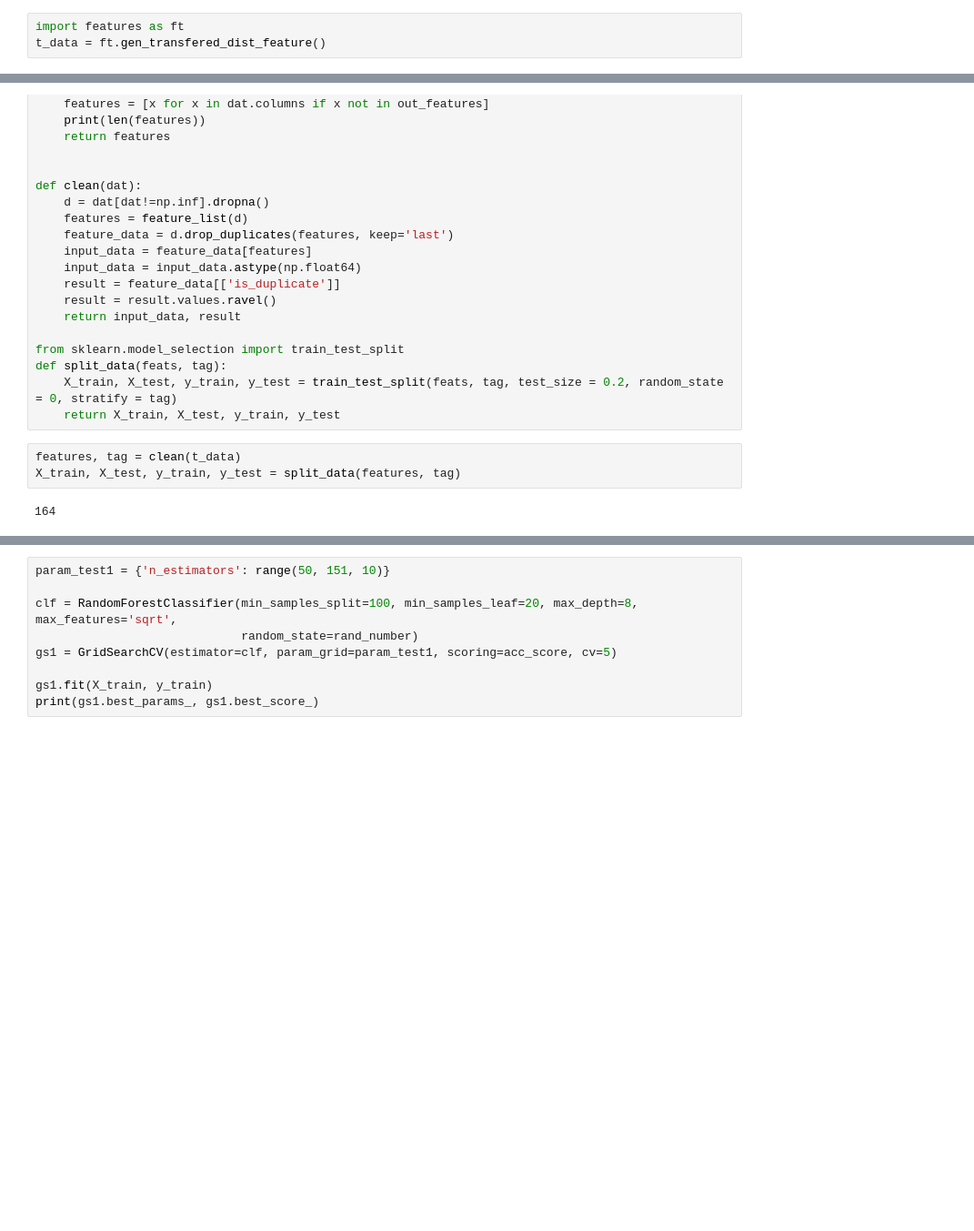
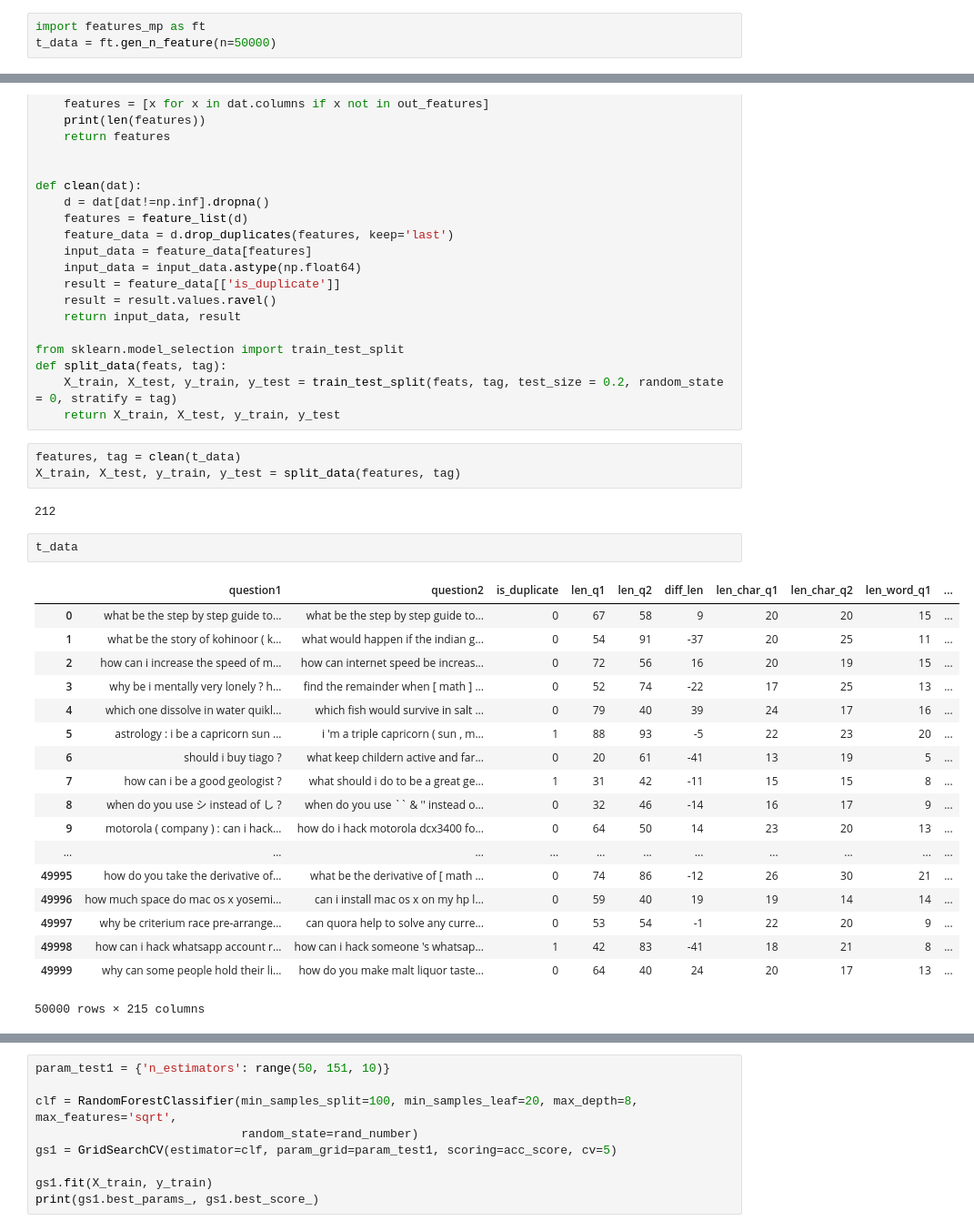
Before and after one commit to Luminosite/ud_quora, a Jupyter notebook: data_check.ipynb, the cells around one changed output, grey strips where cells are left out. Shown at 91% size. Cells and saved outputs as stored; diff of their text form; blank space fills up the shorter version.

```diff
--- a/data_check.ipynb
+++ b/data_check.ipynb
@@ -1,4 +1,4 @@
 # %%
-import features as ft
-t_data = ft.gen_transfered_dist_feature()
+import features_mp as ft
+t_data = ft.gen_n_feature(n=50000)
 # %% [output]
@@ -66,7 +73,28 @@ def split_data(feats, tag):
 features, tag = clean(t_data)
 X_train, X_test, y_train, y_test = split_data(features, tag)
 # %% [output]
-164
+212
+# %%
+t_data
+# %% [output]
+|  | question1 | question2 | is_duplicate | len_q1 | len_q2 | diff_len | len_char_q1 | len_char_q2 | len_word_q1 | ... |
+| 0 | what be the step by step guide to... | what be the step by step guide to... | 0 | 67 | 58 | 9 | 20 | 20 | 15 | ... |
+| 1 | what be the story of kohinoor ( k... | what would happen if the indian g... | 0 | 54 | 91 | -37 | 20 | 25 | 11 | ... |
+| 2 | how can i increase the speed of m... | how can internet speed be increas... | 0 | 72 | 56 | 16 | 20 | 19 | 15 | ... |
+| 3 | why be i mentally very lonely ? h... | find the remainder when [ math ] ... | 0 | 52 | 74 | -22 | 17 | 25 | 13 | ... |
+| 4 | which one dissolve in water quikl... | which fish would survive in salt ... | 0 | 79 | 40 | 39 | 24 | 17 | 16 | ... |
+| 5 | astrology : i be a capricorn sun ... | i 'm a triple capricorn ( sun , m... | 1 | 88 | 93 | -5 | 22 | 23 | 20 | ... |
+| 6 | should i buy tiago ? | what keep childern active and far... | 0 | 20 | 61 | -41 | 13 | 19 | 5 | ... |
+| 7 | how can i be a good geologist ? | what should i do to be a great ge... | 1 | 31 | 42 | -11 | 15 | 15 | 8 | ... |
+| 8 | when do you use シ instead of し ? | when do you use `` & '' instead o... | 0 | 32 | 46 | -14 | 16 | 17 | 9 | ... |
+| 9 | motorola ( company ) : can i hack... | how do i hack motorola dcx3400 fo... | 0 | 64 | 50 | 14 | 23 | 20 | 13 | ... |
+| ... | ... | ... | ... | ... | ... | ... | ... | ... | ... | ... |
+| 49995 | how do you take the derivative of... | what be the derivative of [ math ... | 0 | 74 | 86 | -12 | 26 | 30 | 21 | ... |
+| 49996 | how much space do mac os x yosemi... | can i install mac os x on my hp l... | 0 | 59 | 40 | 19 | 19 | 14 | 14 | ... |
+| 49997 | why be criterium race pre-arrange... | can quora help to solve any curre... | 0 | 53 | 54 | -1 | 22 | 20 | 9 | ... |
+| 49998 | how can i hack whatsapp account r... | how can i hack someone 's whatsap... | 1 | 42 | 83 | -41 | 18 | 21 | 8 | ... |
+| 49999 | why can some people hold their li... | how do you make malt liquor taste... | 0 | 64 | 40 | 24 | 20 | 17 | 13 | ... |
+50000 rows × 215 columns
 # %%
 rf_clf = RandomForestClassifier(random_state=rand_number)
 gbdt_clf = GradientBoostingClassifier(random_state=rand_number)
```
Also changed, not shown: parts of 3 cells of this notebook, 3 other files.
